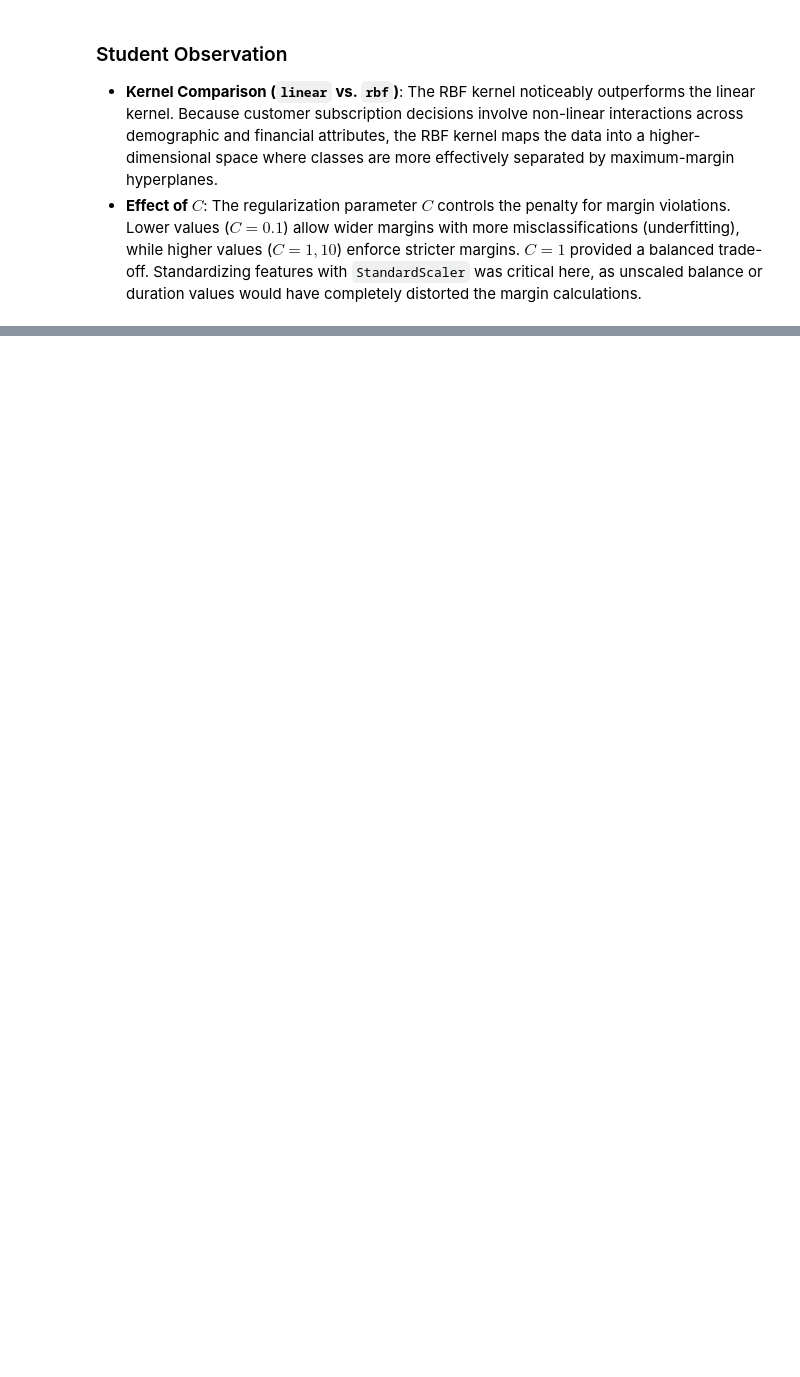
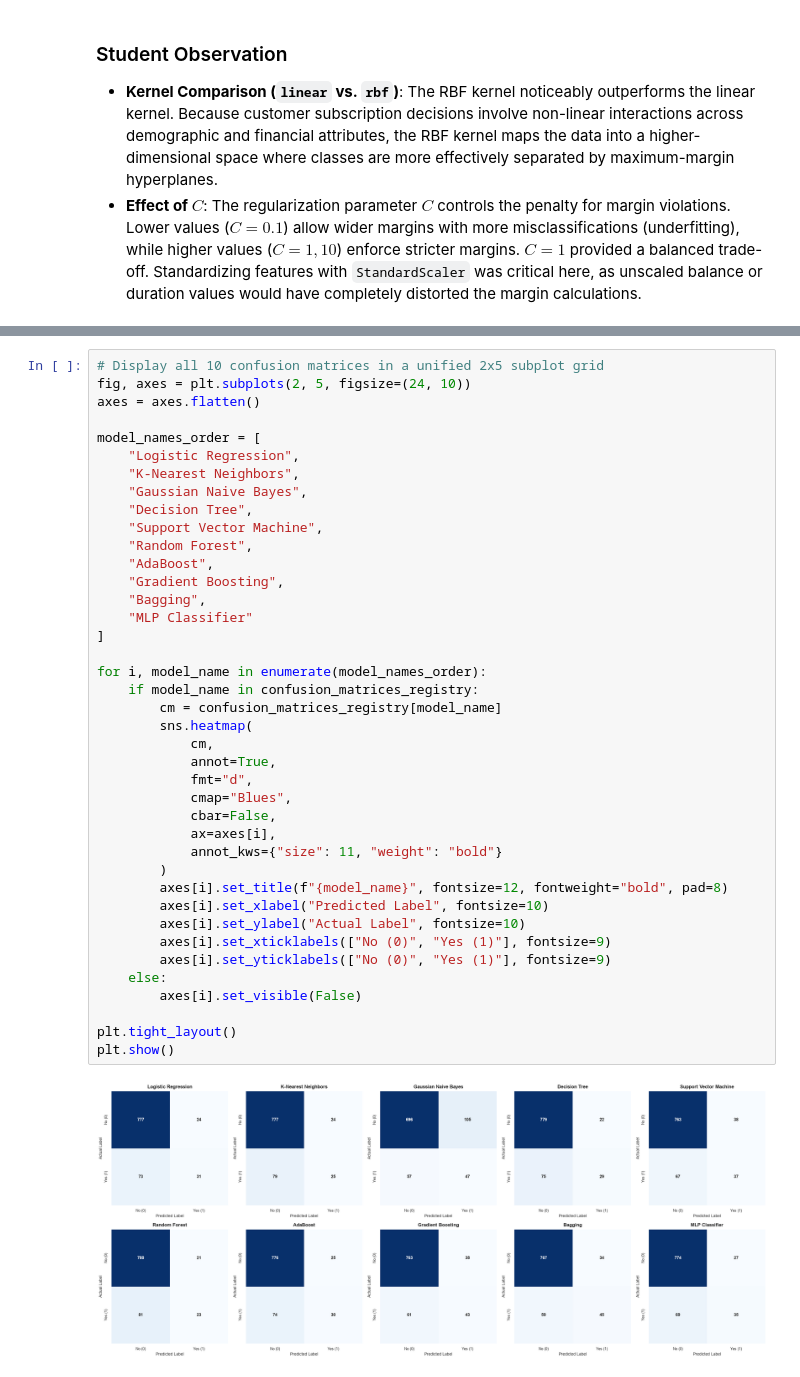
Before and after one commit to Sanjay1266/ML_Case_study, a Jupyter notebook: notebooks/classification.ipynb, the cells around one changed output, grey strips where cells are left out. Drawn from its saved outputs; the diff is of its cells as text; blank space fills up the shorter version.

```diff
--- a/notebooks/classification.ipynb
+++ b/notebooks/classification.ipynb
@@ -1313,0 +1780,42 @@ Please provide your technical analysis for each of the following questions after
+# %%
+# Display all 10 confusion matrices in a unified 2x5 subplot grid
+fig, axes = plt.subplots(2, 5, figsize=(24, 10))
+axes = axes.flatten()
+
+model_names_order = [
+    "Logistic Regression",
+    "K-Nearest Neighbors",
+    "Gaussian Naive Bayes",
+    "Decision Tree",
+    "Support Vector Machine",
+    "Random Forest",
+    "AdaBoost",
+    "Gradient Boosting",
+    "Bagging",
+    "MLP Classifier"
+]
+
+for i, model_name in enumerate(model_names_order):
+    if model_name in confusion_matrices_registry:
+        cm = confusion_matrices_registry[model_name]
+        sns.heatmap(
+            cm,
+            annot=True,
+            fmt="d",
+            cmap="Blues",
+            cbar=False,
+            ax=axes[i],
+            annot_kws={"size": 11, "weight": "bold"}
+        )
+        axes[i].set_title(f"{model_name}", fontsize=12, fontweight="bold", pad=8)
+        axes[i].set_xlabel("Predicted Label", fontsize=10)
+        axes[i].set_ylabel("Actual Label", fontsize=10)
+        axes[i].set_xticklabels(["No (0)", "Yes (1)"], fontsize=9)
+        axes[i].set_yticklabels(["No (0)", "Yes (1)"], fontsize=9)
+    else:
+        axes[i].set_visible(False)
+
+plt.tight_layout()
+plt.show()
+# %% [output]
+[figure, added]
```
Also changed, not shown: parts of 58 cells of this notebook, 7 other files.
